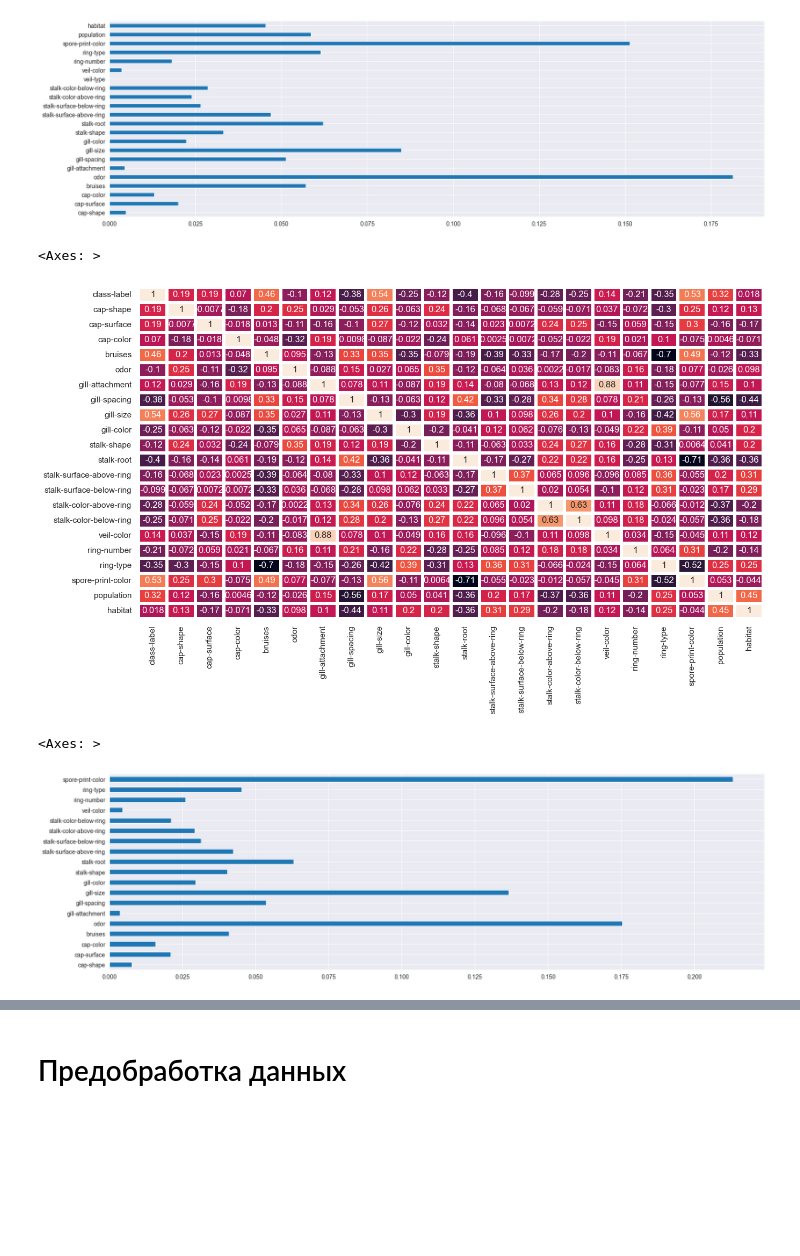
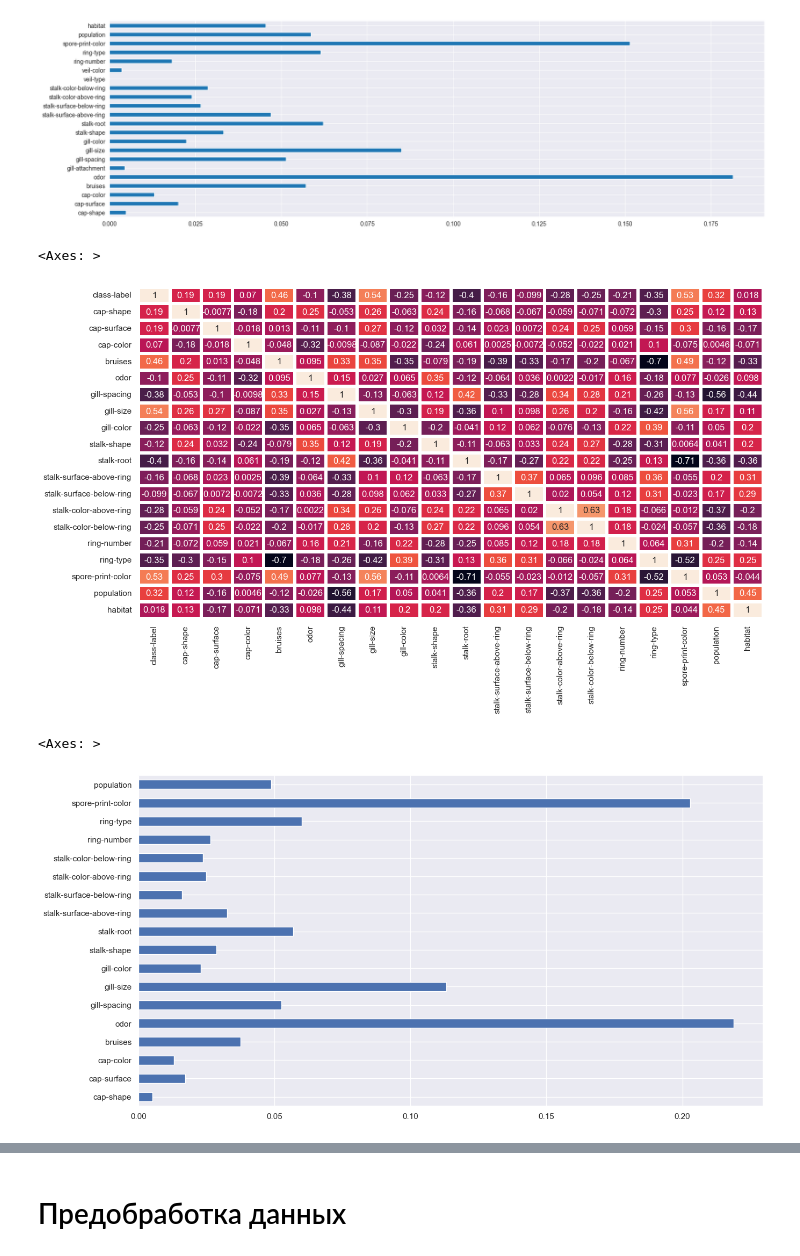
Before and after one commit to SudYar/FOSII, a Jupyter notebook: src/main/python/sudyar/jupyter/Lab1/mlp_class_mushroom.ipynb, the cells around one changed output, grey strips where cells are left out. Saved outputs shown, nothing was run; the diff lists cells and outputs as text; code cells hidden in the pictures; blank space fills up the shorter version.

```diff
--- a/src/main/python/sudyar/jupyter/Lab1/mlp_class_mushroom.ipynb
+++ b/src/main/python/sudyar/jupyter/Lab1/mlp_class_mushroom.ipynb
@@ -122,23 +122,23 @@ feat_importances.plot(kind='barh')
 <Axes: >
 [figure]
 # %%
-dfm = dfm.drop(['veil-type'], axis=1)
+dfm = dfm.drop(['veil-type', 'veil-color', 'gill-attachment'], axis=1)
 # %%
 sns.set(rc = {'figure.figsize':(15,8)})
 sns.heatmap(dfm.corr(), annot=True, linewidths=3, cbar=False)
 # %% [output]
 <Axes: >
-[figure, old version]
+[figure, new version]
 # %%
 Y=dfm.iloc[:, 0:1].values.ravel()
-X=dfm.iloc[:, 1:20]
+X=dfm.iloc[:, 1:-1]
 clf = RandomForestClassifier(criterion='entropy', random_state=0)
 clf.fit(X, Y)
 feat_importances = pd.Series(clf.feature_importances_, index=X.columns)
 feat_importances.plot(kind='barh')
 # %% [output]
 <Axes: >
-[figure, old version]
+[figure, new version]
 # %%
 dfm
 # %% [output]
```
Also changed, not shown: parts of 17 cells of this notebook, 2 other files.
